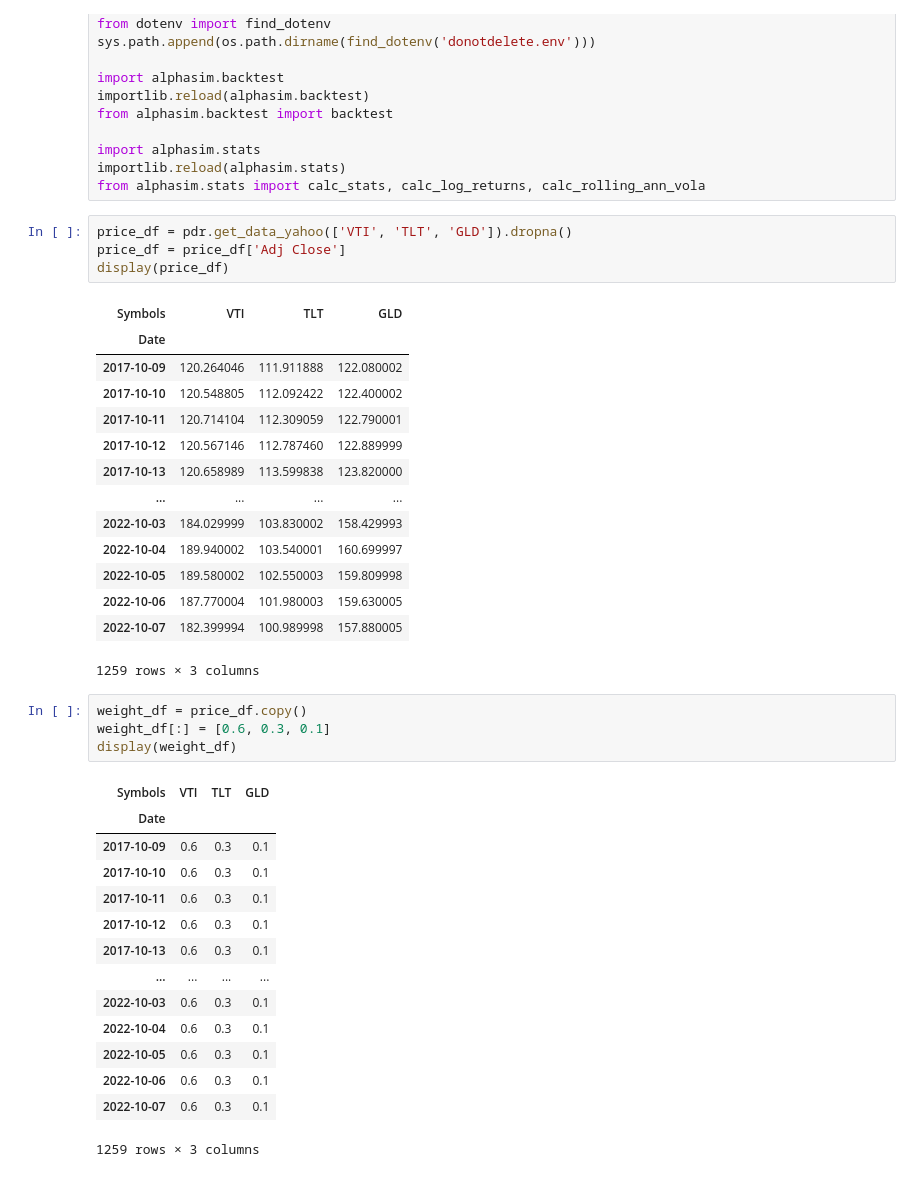
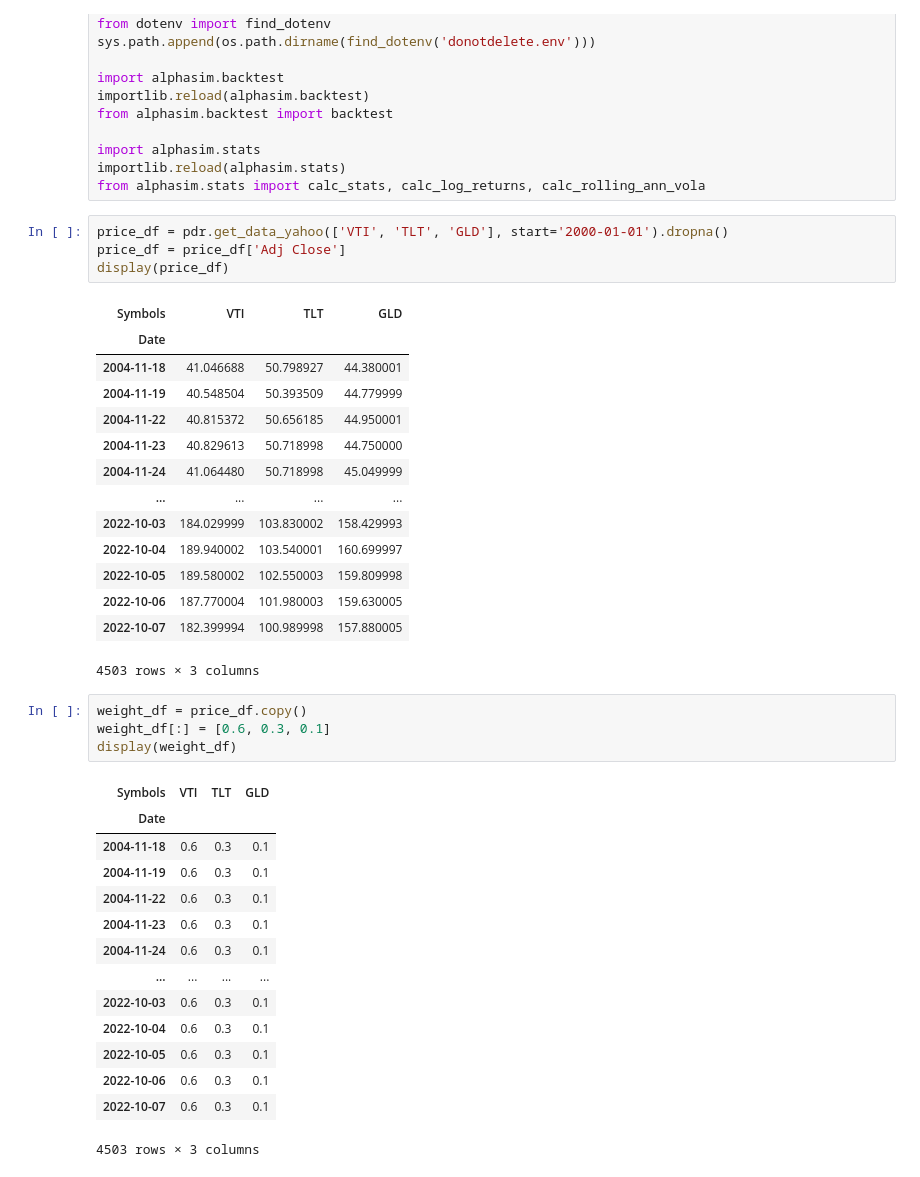
Before and after one commit to breaded-xyz/alphasim, a Jupyter notebook: vignettes/riskpremia.ipynb, the cells around one changed output. Saved outputs shown, nothing was run; the diff lists cells and outputs as text.

```diff
--- a/vignettes/riskpremia.ipynb
+++ b/vignettes/riskpremia.ipynb
@@ -34,24 +34,24 @@ import alphasim.stats
 importlib.reload(alphasim.stats)
 from alphasim.stats import calc_stats, calc_log_returns, calc_rolling_ann_vola
 # %%
-price_df = pdr.get_data_yahoo(['VTI', 'TLT', 'GLD']).dropna()
+price_df = pdr.get_data_yahoo(['VTI', 'TLT', 'GLD'], start='2000-01-01').dropna()
 price_df = price_df['Adj Close']
 display(price_df)
 # %% [output]
 | Symbols | VTI | TLT | GLD |
 | Date |  |  |  |
-| 2017-10-09 | 120.264046 | 111.911888 | 122.080002 |
-| 2017-10-10 | 120.548805 | 112.092422 | 122.400002 |
-| 2017-10-11 | 120.714104 | 112.309059 | 122.790001 |
-| 2017-10-12 | 120.567146 | 112.787460 | 122.889999 |
-| 2017-10-13 | 120.658989 | 113.599838 | 123.820000 |
+| 2004-11-18 | 41.046688 | 50.798927 | 44.380001 |
+| 2004-11-19 | 40.548504 | 50.393509 | 44.779999 |
+| 2004-11-22 | 40.815372 | 50.656185 | 44.950001 |
+| 2004-11-23 | 40.829613 | 50.718998 | 44.750000 |
+| 2004-11-24 | 41.064480 | 50.718998 | 45.049999 |
 | ... | ... | ... | ... |
 | 2022-10-03 | 184.029999 | 103.830002 | 158.429993 |
 | 2022-10-04 | 189.940002 | 103.540001 | 160.699997 |
 | 2022-10-05 | 189.580002 | 102.550003 | 159.809998 |
 | 2022-10-06 | 187.770004 | 101.980003 | 159.630005 |
 | 2022-10-07 | 182.399994 | 100.989998 | 157.880005 |
-1259 rows × 3 columns
+4503 rows × 3 columns
 # %%
 weight_df = price_df.copy()
 weight_df[:] = [0.6, 0.3, 0.1]
@@ -59,18 +59,18 @@ display(weight_df)
 # %% [output]
 | Symbols | VTI | TLT | GLD |
 | Date |  |  |  |
-| 2017-10-09 | 0.6 | 0.3 | 0.1 |
-| 2017-10-10 | 0.6 | 0.3 | 0.1 |
-| 2017-10-11 | 0.6 | 0.3 | 0.1 |
-| 2017-10-12 | 0.6 | 0.3 | 0.1 |
-| 2017-10-13 | 0.6 | 0.3 | 0.1 |
+| 2004-11-18 | 0.6 | 0.3 | 0.1 |
+| 2004-11-19 | 0.6 | 0.3 | 0.1 |
+| 2004-11-22 | 0.6 | 0.3 | 0.1 |
+| 2004-11-23 | 0.6 | 0.3 | 0.1 |
+| 2004-11-24 | 0.6 | 0.3 | 0.1 |
 | ... | ... | ... | ... |
 | 2022-10-03 | 0.6 | 0.3 | 0.1 |
 | 2022-10-04 | 0.6 | 0.3 | 0.1 |
 | 2022-10-05 | 0.6 | 0.3 | 0.1 |
 | 2022-10-06 | 0.6 | 0.3 | 0.1 |
 | 2022-10-07 | 0.6 | 0.3 | 0.1 |
-1259 rows × 3 columns
+4503 rows × 3 columns
 # %%
 def fixed_min_commission(trade_price, trade_size):
     return 10
```
Also changed, not shown: parts of 5 cells of this notebook, 1 other file.
